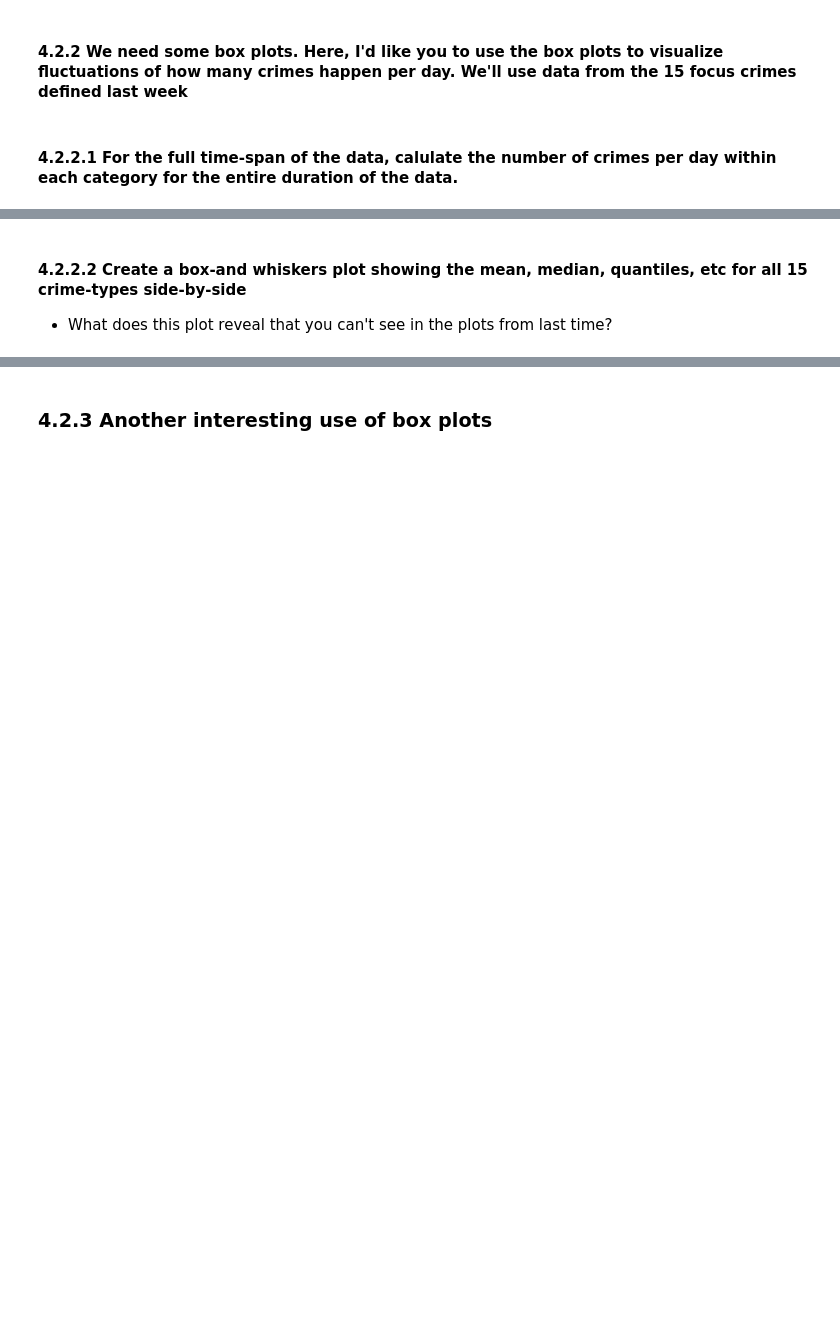
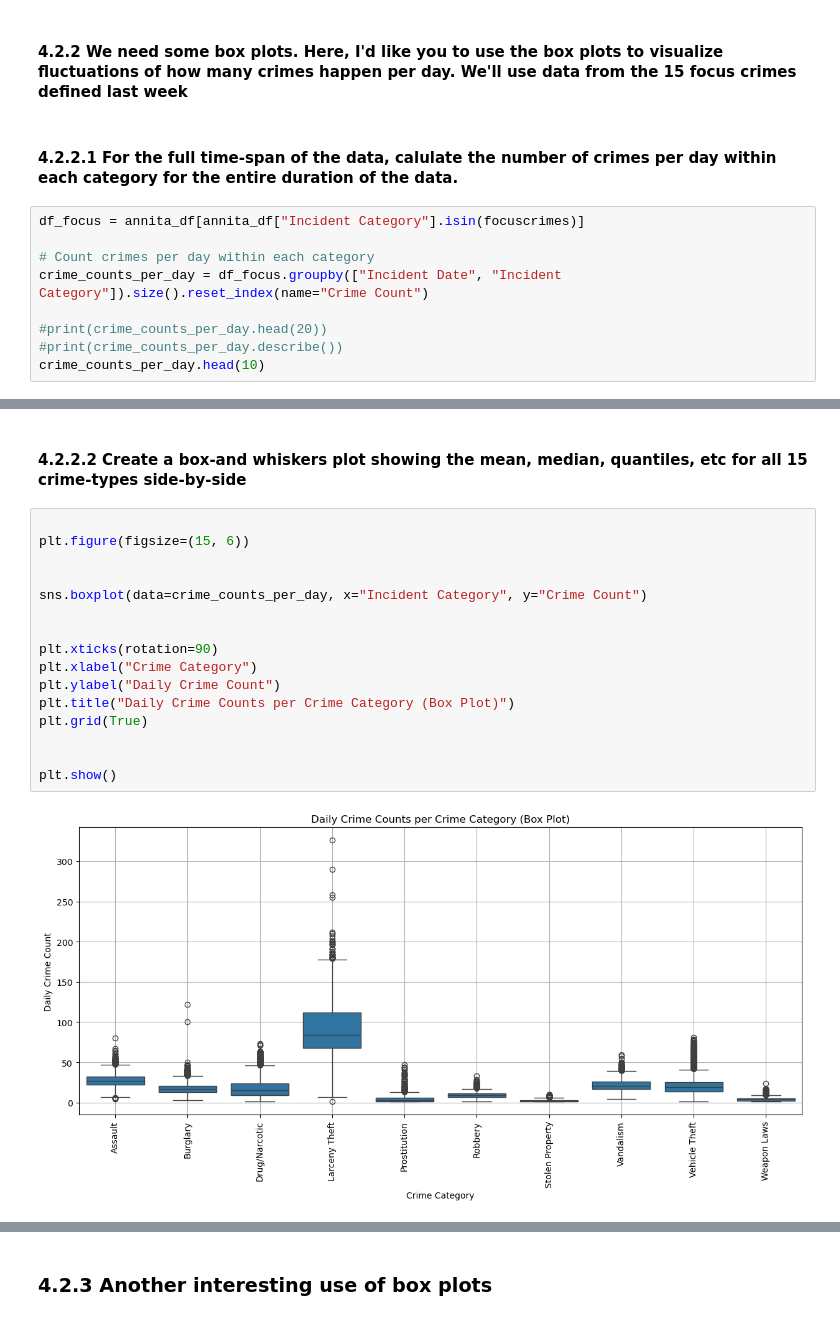
Before and after one commit to ThomasRoennebek/Social_data-analysis_and_visualization, a Jupyter notebook: Assignment 1/Assignment1_Solved.ipynb, the cells around one changed output, grey strips where cells are left out. Drawn from its saved outputs; the diff is of its cells as text; blank space fills up the shorter version.

```diff
--- a/Assignment 1/Assignment1_Solved.ipynb
+++ b/Assignment 1/Assignment1_Solved.ipynb
@@ -522,3 +514,12 @@ plt.show()
 #### 4.2.2 We need some box plots. Here, I'd like you to use the box plots to visualize fluctuations of how many crimes happen per day. We'll use data from the 15 focus crimes defined last week
 # %% [markdown]
 #### 4.2.2.1 For the full time-span of the data, calulate the **number of crimes per day** within each category for the entire duration of the data.
+# %%
+df_focus = annita_df[annita_df["Incident Category"].isin(focuscrimes)]
+
+# Count crimes per day within each category
+crime_counts_per_day = df_focus.groupby(["Incident Date", "Incident Category"]).size().reset_index(name="Crime Count")
+
+#print(crime_counts_per_day.head(20))
+#print(crime_counts_per_day.describe())
+crime_counts_per_day.head(10)
@@ -525,3 +538,20 @@ plt.show()
 # %% [markdown]
 #### 4.2.2.2 Create a box-and whiskers plot showing the mean, median, quantiles, etc for all 15 crime-types side-by-side
-- What does this plot reveal that you can't see in the plots from last time?
+# %%
+
+plt.figure(figsize=(15, 6))
+
+
+sns.boxplot(data=crime_counts_per_day, x="Incident Category", y="Crime Count")
+
+
+plt.xticks(rotation=90)
+plt.xlabel("Crime Category")
+plt.ylabel("Daily Crime Count")
+plt.title("Daily Crime Counts per Crime Category (Box Plot)")
+plt.grid(True)
+
+
+plt.show()
+# %% [output]
+[figure, added]
```
Also changed, not shown: parts of 42 cells of this notebook.
